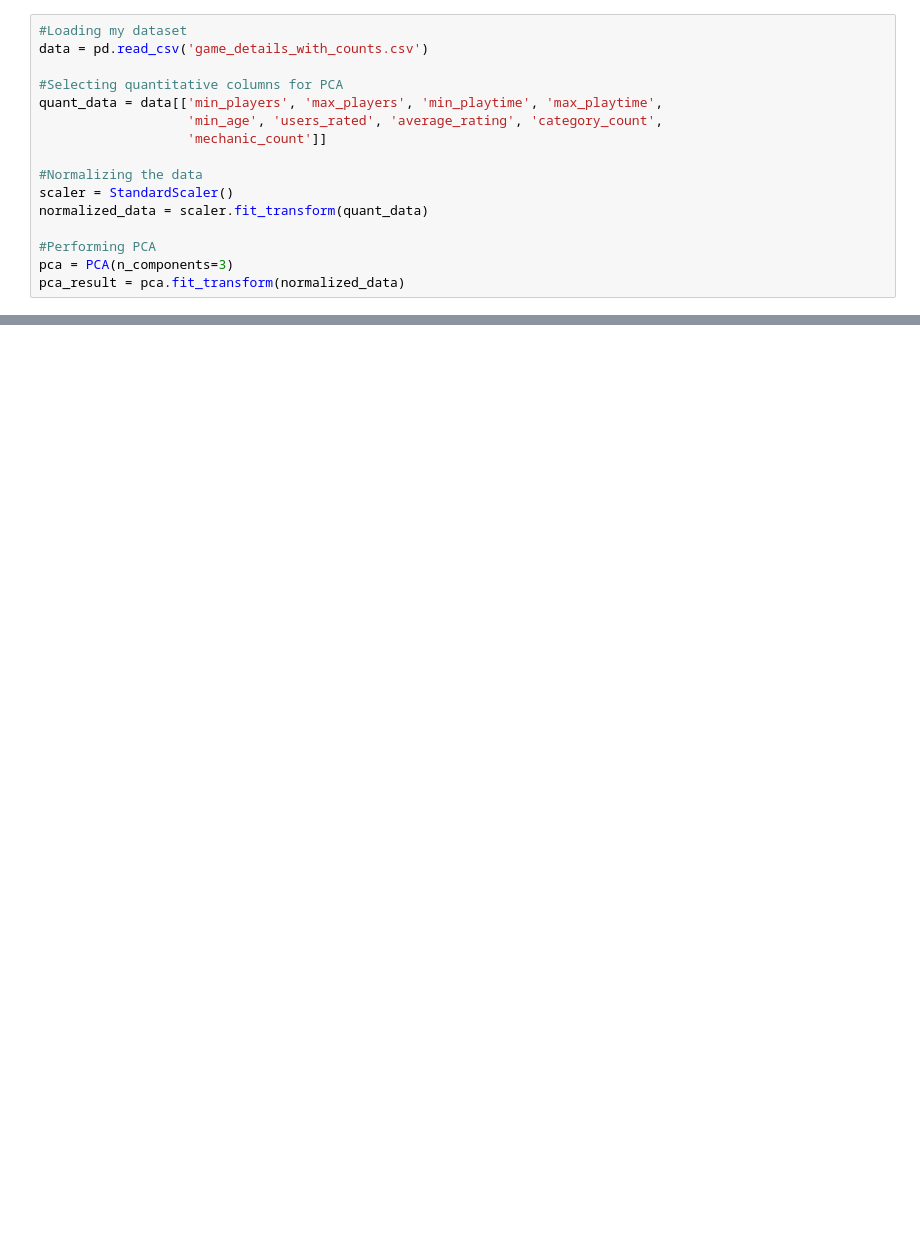
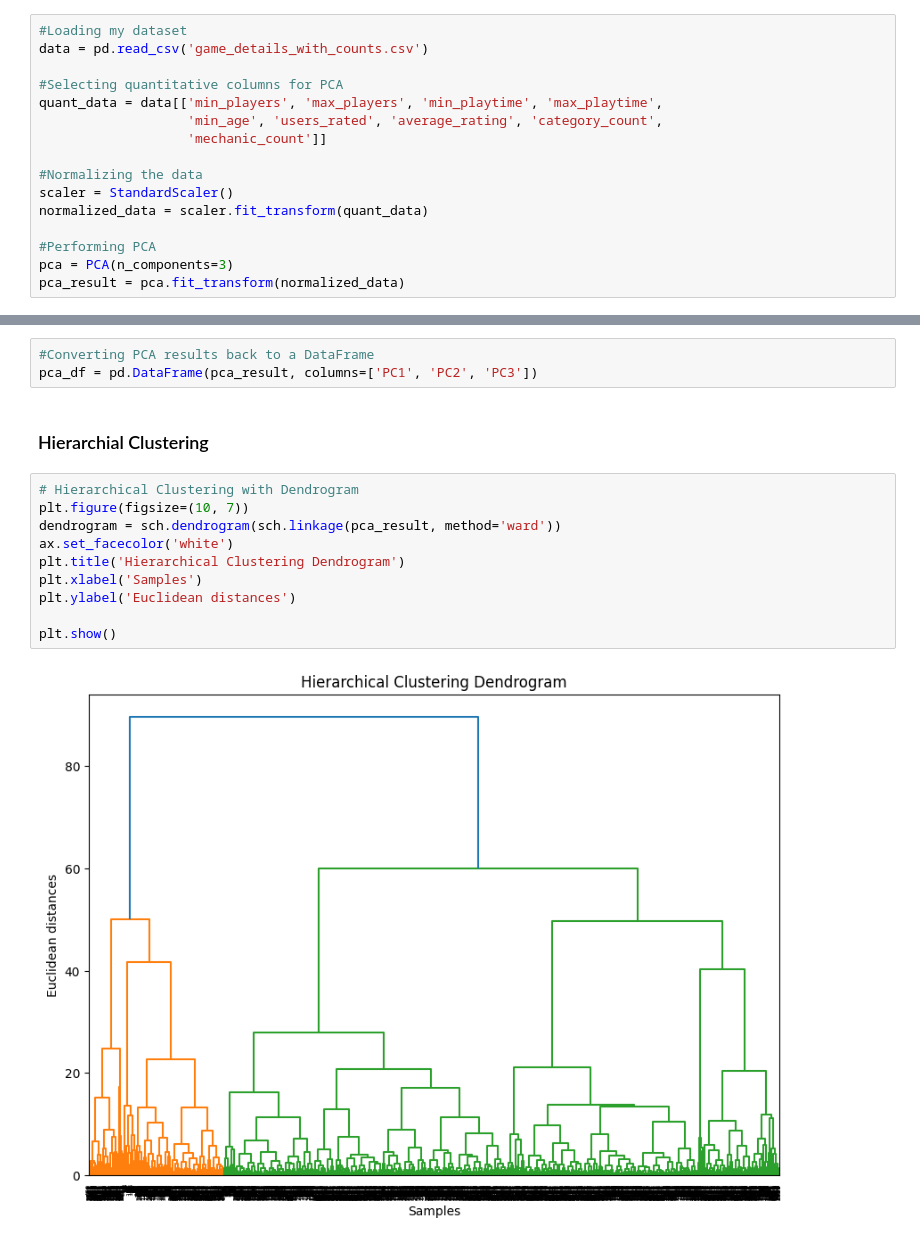
Before and after one commit to KenzieHensel/Project, a Jupyter notebook: Module_2/Clustering.ipynb, the cells around one changed output, grey strips where cells are left out. Drawn from its saved outputs; the diff is of its cells as text; blank space fills up the shorter version.

```diff
--- a/Module_2/Clustering.ipynb
+++ b/Module_2/Clustering.ipynb
@@ -94 +99,18 @@ for k in chosen_k_values:
 <Figure size 640x480 with 0 Axes>
+# %%
+#Converting PCA results back to a DataFrame
+pca_df = pd.DataFrame(pca_result, columns=['PC1', 'PC2', 'PC3'])
+# %% [markdown]
+### Hierarchial Clustering
+# %%
+# Hierarchical Clustering with Dendrogram
+plt.figure(figsize=(10, 7))
+dendrogram = sch.dendrogram(sch.linkage(pca_result, method='ward'))
+ax.set_facecolor('white')
+plt.title('Hierarchical Clustering Dendrogram')
+plt.xlabel('Samples')
+plt.ylabel('Euclidean distances')
+
+plt.show()
+# %% [output]
+[figure, added]
```
Also changed, not shown: parts of 9 cells of this notebook.
